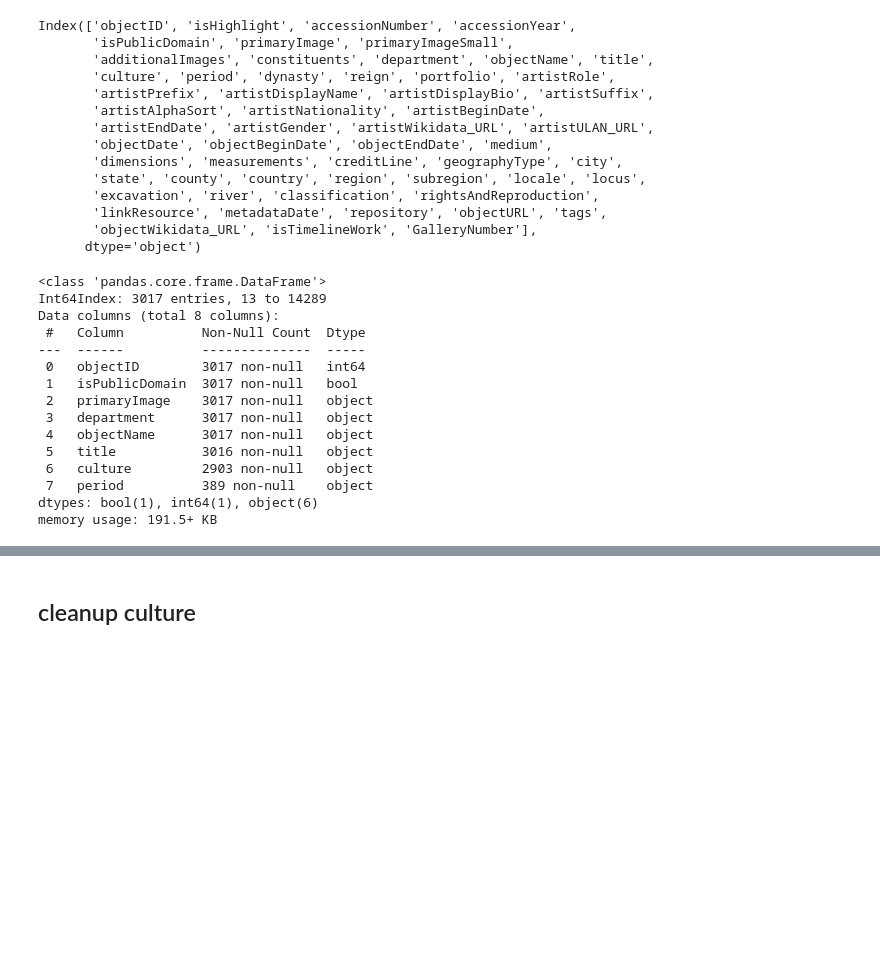
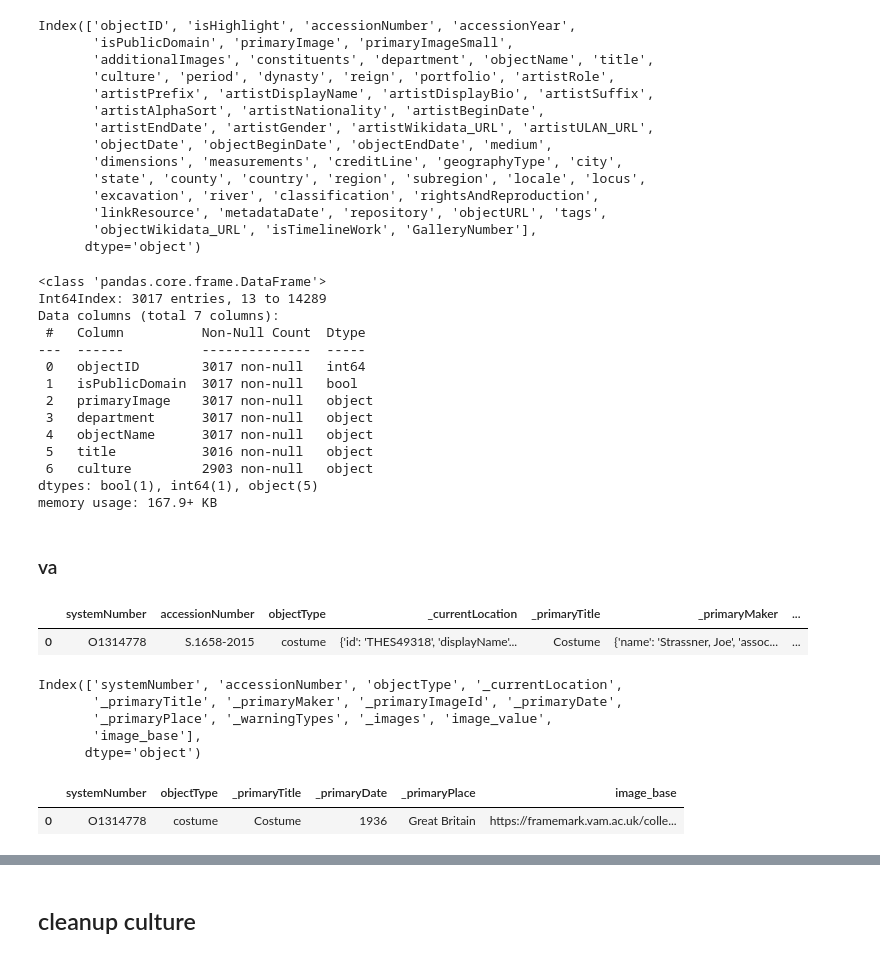
Before and after one commit to vivyhasadream/vintage_clothes_generator, a Jupyter notebook: 5 Prepare folder for TF.ipynb, the cells around one changed output, grey strips where cells are left out. Drawn from its saved outputs; the diff is of its cells as text; code cells hidden in the pictures; blank space fills up the shorter version.

```diff
--- a/5 Prepare folder for TF.ipynb
+++ b/5 Prepare folder for TF.ipynb
@@ -52,9 +54,9 @@ df = df[df['primaryImage'].notna()==True]
 # %%
-df.info()
+df_met.info()
 # %% [output]
 <class 'pandas.core.frame.DataFrame'>
 Int64Index: 3017 entries, 13 to 14289
-Data columns (total 8 columns):
+Data columns (total 7 columns):
  #   Column          Non-Null Count  Dtype
 ---  ------          --------------  -----
  0   objectID        3017 non-null   int64
@@ -64,6 +66,21 @@ Data columns (total 8 columns):
  4   objectName      3017 non-null   object
  5   title           3016 non-null   object
  6   culture         2903 non-null   object
- 7   period          389 non-null    object
-dtypes: bool(1), int64(1), object(6)
-memory usage: 191.5+ KB
+dtypes: bool(1), int64(1), object(5)
+memory usage: 167.9+ KB
+# %% [markdown]
+### va
+# %%
+df_va_raw = pd.read_csv('scrapped_data/VA_all_sel.csv')
+df_va_raw.head(1)
+# %% [output]
+|  | systemNumber | accessionNumber | objectType | _currentLocation | _primaryTitle | _primaryMaker | ... |
+| 0 | O1314778 | S.1658-2015 | costume | {'id': 'THES49318', 'displayName'... | Costume | {'name': 'Strassner, Joe', 'assoc... | ... |
+# %%
+df_va_raw.columns
+# %% [output]
+Index(['systemNumber', 'accessionNumber', 'objectType', '_currentLocation',
+       '_primaryTitle', '_primaryMaker', '_primaryImageId', '_primaryDate',
+       '_primaryPlace', '_warningTypes', '_images', 'image_value',
+       'image_base'],
+      dtype='object')
@@ -69,0 +90,5 @@ memory usage: 191.5+ KB
+# %%
+df_va.head(1)
+# %% [output]
+|  | systemNumber | objectType | _primaryTitle | _primaryDate | _primaryPlace | image_base |
+| 0 | O1314778 | costume | Costume | 1936 | Great Britain | https://framemark.vam.ac.uk/colle... |
```
Also changed, not shown: parts of 46 cells of this notebook, 5 other files.
